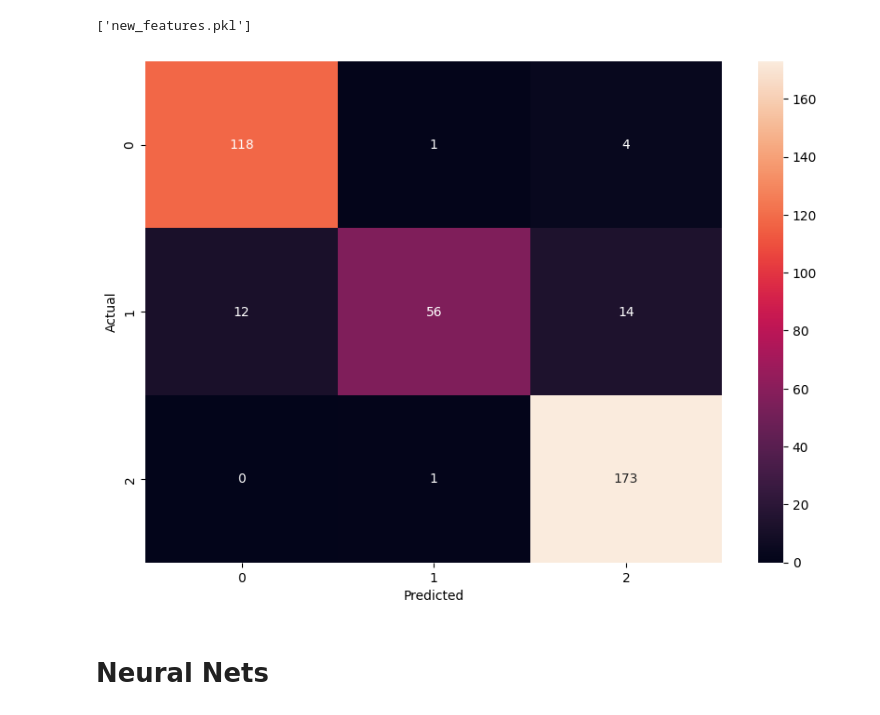
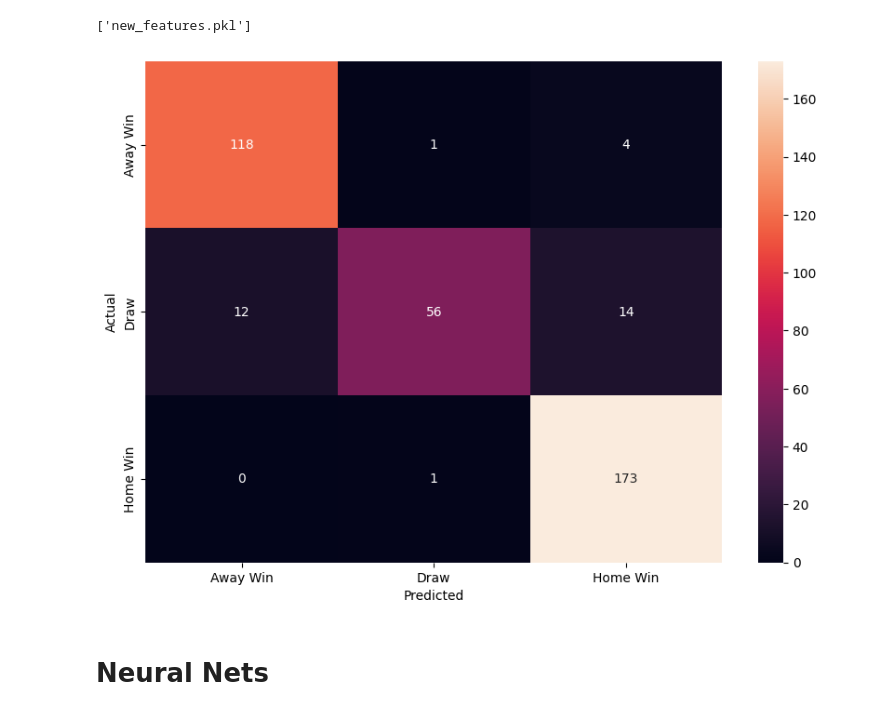
Before and after one commit to Brother-eww/premier_league_match_model, a Jupyter notebook: model_with_pipeline.ipynb, the cells around one changed output. Drawn from its saved outputs; the diff is of its cells as text; code cells hidden in the pictures.

```diff
--- a/model_with_pipeline.ipynb
+++ b/model_with_pipeline.ipynb
@@ -46,7 +46,7 @@ current_day = pd.to_datetime('today').date()
 df['Date'] = pd.to_datetime(df['Date']).dt.date
 
 # create a new df filter out the rows where the date is greater than the current day
-model_df = df[df['Date'] <= current_day]
+model_df = df[df['Date'] < current_day]
 # %%
 model_df.isnull().sum()
 # %% [output]
@@ -488,21 +502,23 @@ joblib.dump(features, 'new_features.pkl')
 # %%
 # confusion matrix
 
 confusion_matrix(y_test, predictions)
 
 # importing the packages for the confusion matrix
 import matplotlib.pyplot as plt
 import seaborn as sns
 
 cm = confusion_matrix(y_test, predictions)
 
 plt.figure(figsize=(10, 7))
 sns.heatmap(cm, annot=True, fmt='g')
 plt.xlabel('Predicted')
 plt.ylabel('Actual')
+plt.xticks([0.5, 1.5, 2.5], ['Away Win', 'Draw', 'Home Win'])
+plt.yticks([0.5, 1.5, 2.5], ['Away Win', 'Draw', 'Home Win'])
 plt.show()
 # %% [output]
-[figure, old version]
+[figure, new version]
 # %%
 # make some prediction for Wk 9 of the 2024/25 season
 # %% [markdown]
```
Also changed, not shown: parts of 3 cells of this notebook, 2 other files.
